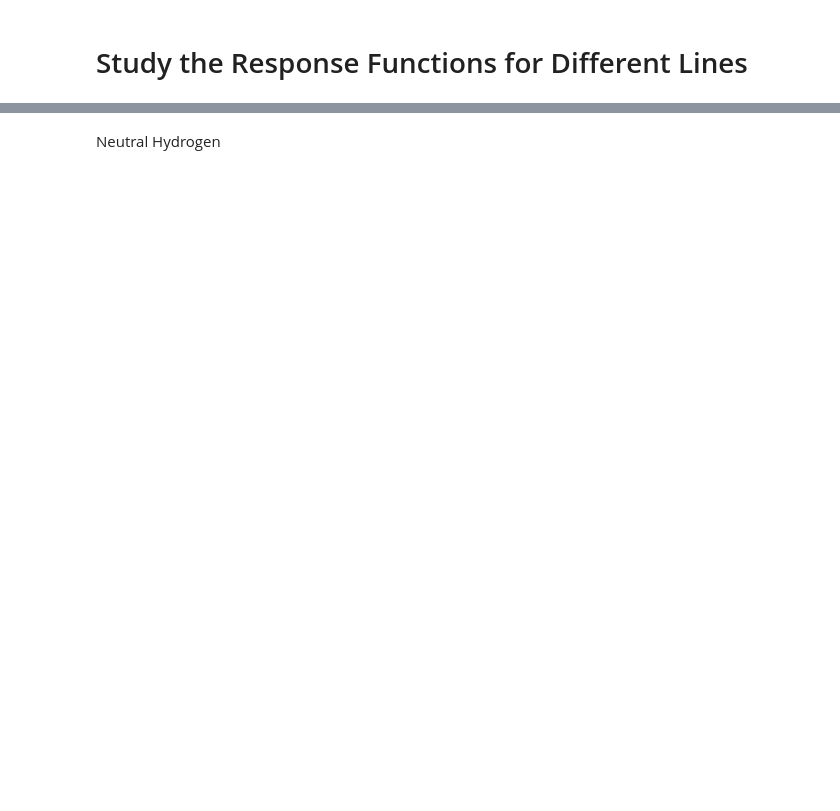
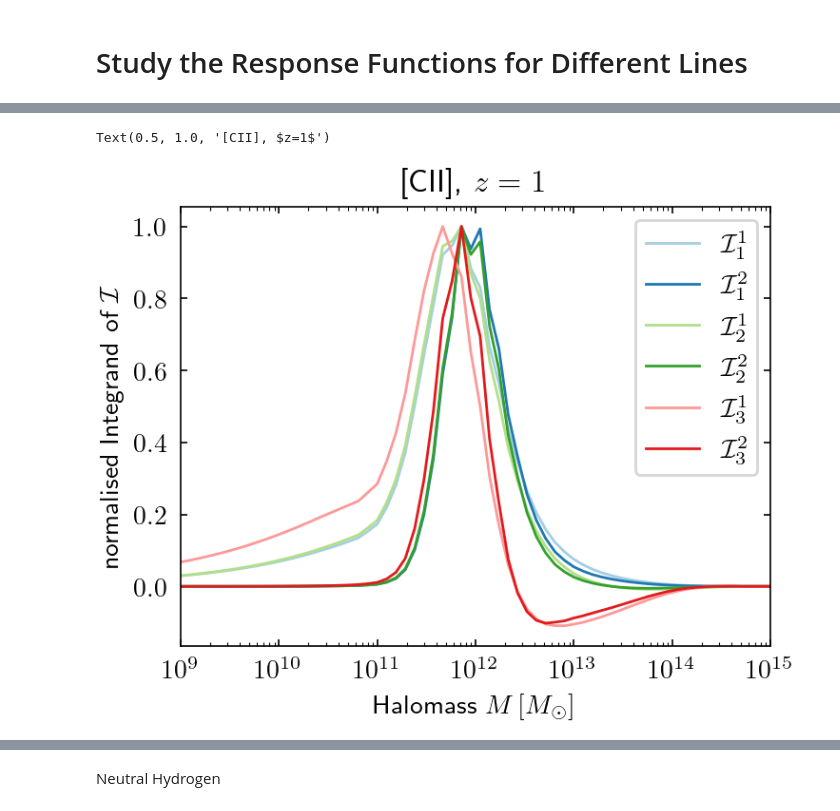
Before and after one commit to Sefa76/SSLimPy, a Jupyter notebook: notebooks/SSLimPy_Demo_Covariances.ipynb, the cells around one changed output, grey strips where cells are left out. Cells and saved outputs as stored; diff of their text form; code cells hidden in the pictures; blank space fills up the shorter version.

```diff
--- a/notebooks/SSLimPy_Demo_Covariances.ipynb
+++ b/notebooks/SSLimPy_Demo_Covariances.ipynb
@@ -186,19 +238,22 @@ plt.title("[CII], $z=1$")
 # %%
 color = iter(Cp)
 from itertools import product
 
 alpha = [1, 2]
-for b, ai in product(zip([1,2,3],[1, "b2_fitted", "b3"]), alpha):
+for b, ai in product(zip([1,2,3],[1, "b2", "b3"]), alpha):
     inta1 = myastro.massluminosityfunction(M, 1)**ai * myastro.halomodel.halomassfunction(M, 1) * M * myastro.halomodel.get_bias(M, 1, b[1])
 
     norm = np.abs(inta1).max() * np.sign(inta1[np.argmax(np.abs(inta1))])
 
     plt.semilogx(M, inta1 / norm, c=next(color), label=r"$\mathcal{{I}}_{}^{}$".format(b[0], ai))
 
 plt.ylabel(r"normalised Integrand of $\mathcal{I}$")
 plt.xlabel(r"Halomass $M\,[M_\odot]$")
 plt.legend()
 plt.title("[CII], $z=1$")
+# %% [output]
+Text(0.5, 1.0, '[CII], $z=1$')
+[figure, added]
 # %%
 color = iter(Cs)
 
```
Also changed, not shown: parts of 23 cells of this notebook, 7 other files.
